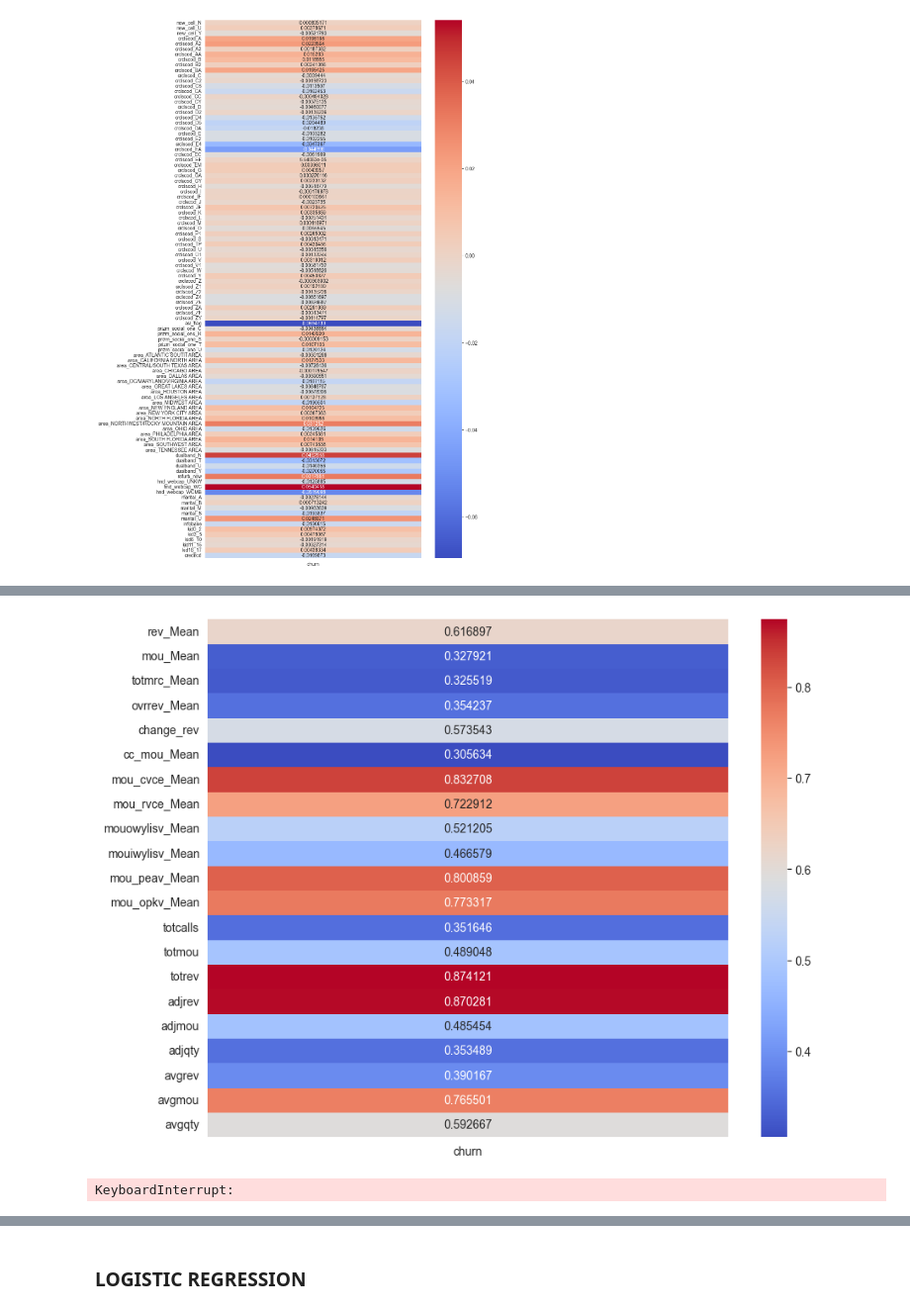
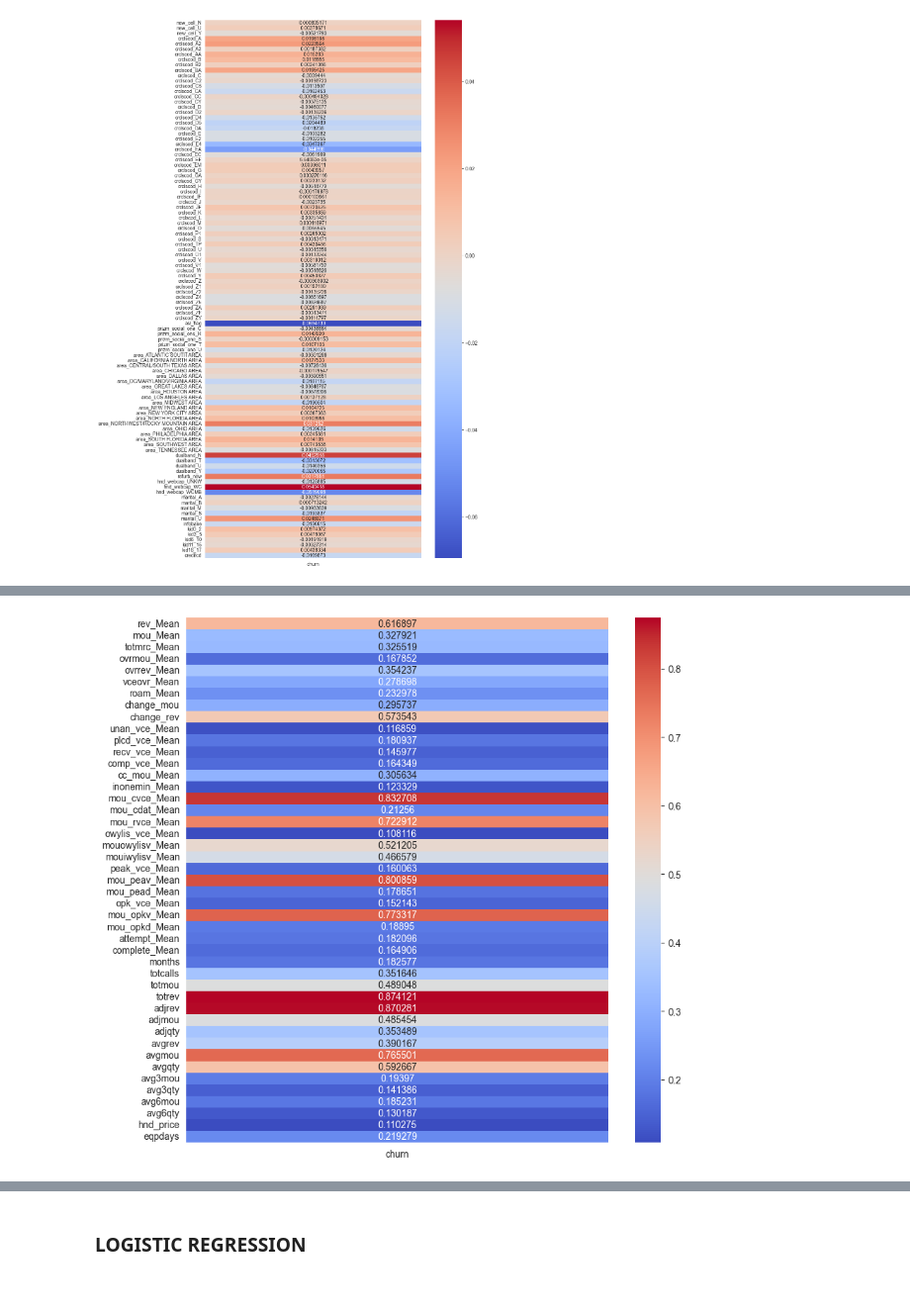
Before and after one commit to GerardGV/abandonPrediction, a Jupyter notebook: localML/main.ipynb, the cells around one changed output, grey strips where cells are left out. Shown at 99% size. Drawn from its saved outputs; the diff is of its cells as text; code cells hidden in the pictures.

Commit message:
trying new assembly models. More data exploration

```diff
--- a/localML/main.ipynb
+++ b/localML/main.ipynb
@@ -245,38 +350,2 @@ for column in objectAttributesList:
 # %% [markdown]
 Coding dataset with NaN dropped:
-# %%
-categoricalAttributes = datasetClean.select_dtypes(include='object').columns
-with pd.option_context('display.max_rows', None, 'display.max_columns', None):
-   print(dfDropNan.isnull().sum())
-   print('')
-for column in categoricalAttributes:
-
-   #categorical
-   if len(dfDropNan[column].unique()) > 2:
-      oneshot_encoder2 = OneHotEncoder(sparse=False, handle_unknown='ignore')
-
-      #for data insertion test case
-      cadena2=dfDropNan[column].to_numpy().reshape(-1, 1)
-      dataNewColumns2=oneshot_encoder2.fit_transform(cadena2)
-
-
-      #creation of a list with new names for new coded column
-      #The for loop is iterating inside the categories created by the encoder
-      categories2=oneshot_encoder2.categories_[0]
-      newColumnNameList2=[f'{column}_{cat}' for cat in categories2]
-
-      newColumns2=pd.DataFrame(dataNewColumns2, columns=newColumnNameList2)
-
-      #if the index are NOT reset, it will generate rows with nan values
-      #because index from dataset and new columns doesn't match
-      dfDropNan.reset_index(drop=True, inplace=True)
-      newColumns2.reset_index(drop=True, inplace=True)
-
-      #adding new columns and dropping categorical column that has been encoded
-      dfDropNan=dfDropNan.join(newColumns2)
-      dfDropNan.drop(columns=column, inplace=True)
-
-   else:
-      #binary categorical encode
-      encoder = LabelEncoder()
-      dfDropNan[column]=encoder.fit_transform(dfDropNan[column])
@@ -333,14 +396,14 @@ relevantAttributes={}
 nanSubs_X=dfNanSubstituted.drop(columns='churn')
 nanSubs_Y=dfNanSubstituted['churn']
 
-thresholdCorrelation=0.3
+thresholdCorrelation=0.1
 
 for column in nanSubs_X.columns:
 
    #we only calculate cramer_V of not categorical attributes
    if column not in categoricalAttributes:
       corr=cramers_V(nanSubs_X[column], nanSubs_Y)
-      print(column, corr)
 
       if corr > thresholdCorrelation:
          relevantAttributes[column]=corr
+         #print(column, corr)
@@ -365,16 +410,10 @@ eqpdays 0.2192790946566437
 # %%
 correlationMatrix=pd.DataFrame({"churn":relevantAttributes.values()}, index=relevantAttributes.keys())
 
-plt.figure(figsize=(10, 8))
+plt.figure(figsize=(10, 10))
 sns.heatmap(correlationMatrix, annot=True, fmt="g", cmap='coolwarm')
 
 plt.show()
 # %% [output]
-[figure, old version]
+[figure, new version]
-# %%
-sns.countplot(x='totrev', hue='churn', data=dfNanSubstituted)
-plt.title('Distribución de Variable Nominal Binaria por Otra Variable Categórica')
-plt.show()
-# %% [output]
-KeyboardInterrupt:
 # %% [markdown]
```
Also changed, not shown: parts of 48 cells of this notebook.
